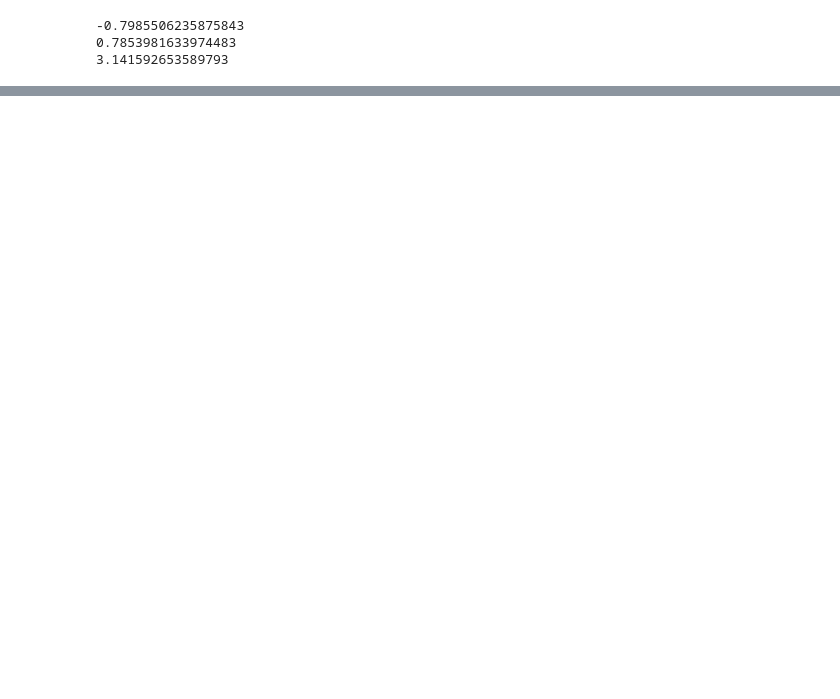
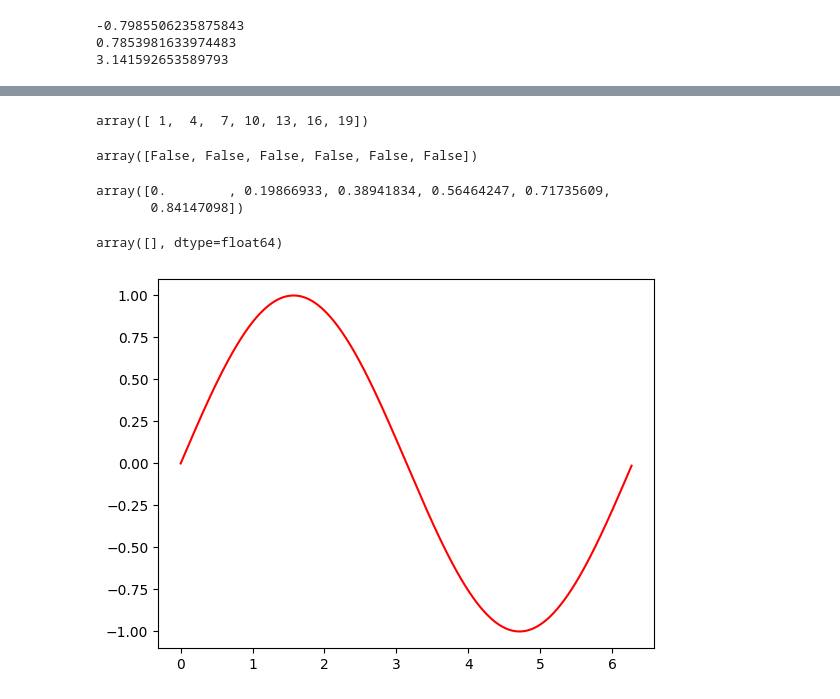
Before and after one commit to mdomag/python, a Jupyter notebook: LAB/exercises.ipynb, the cells around one changed output, grey strips where cells are left out. Cells and saved outputs as stored; diff of their text form; code cells hidden in the pictures; blank space fills up the shorter version.

Commit message:
lab7 plots

```diff
--- a/LAB/exercises.ipynb
+++ b/LAB/exercises.ipynb
@@ -220,0 +281,17 @@ STEPS
+# %%
+np.arange(1,20,3) #elementy od 1 do 20
+# %% [output]
+array([ 1,  4,  7, 10, 13, 16, 19])
+# %%
+l1>7
+# %% [output]
+array([False, False, False, False, False, False])
+# %%
+np.sin(l1)
+# %% [output]
+array([0.        , 0.19866933, 0.38941834, 0.56464247, 0.71735609,
+       0.84147098])
+# %%
+l1[l1>7]
+# %% [output]
+array([], dtype=float64)
@@ -220,0 +301,7 @@ STEPS
+# %%
+x = [i/100 for i in range(0,628)]
+y = list(map(lambda i:math.sin(i),x))
+plt.plot(x,y, color='r')
+plt.show() #jak sie nie pokazuje
+# %% [output]
+[figure, added]
```
Also changed, not shown: parts of 17 cells of this notebook, 1 other file.
